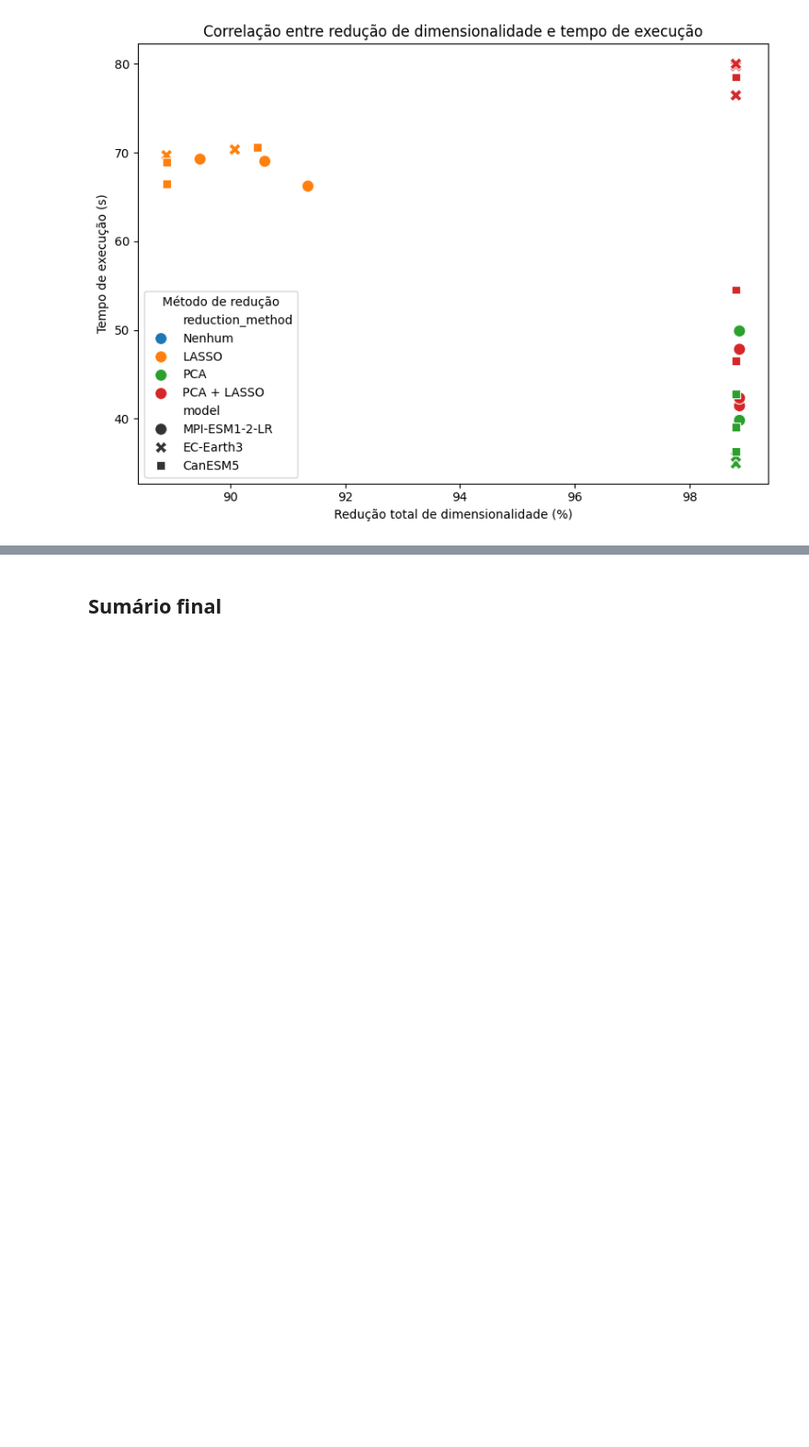
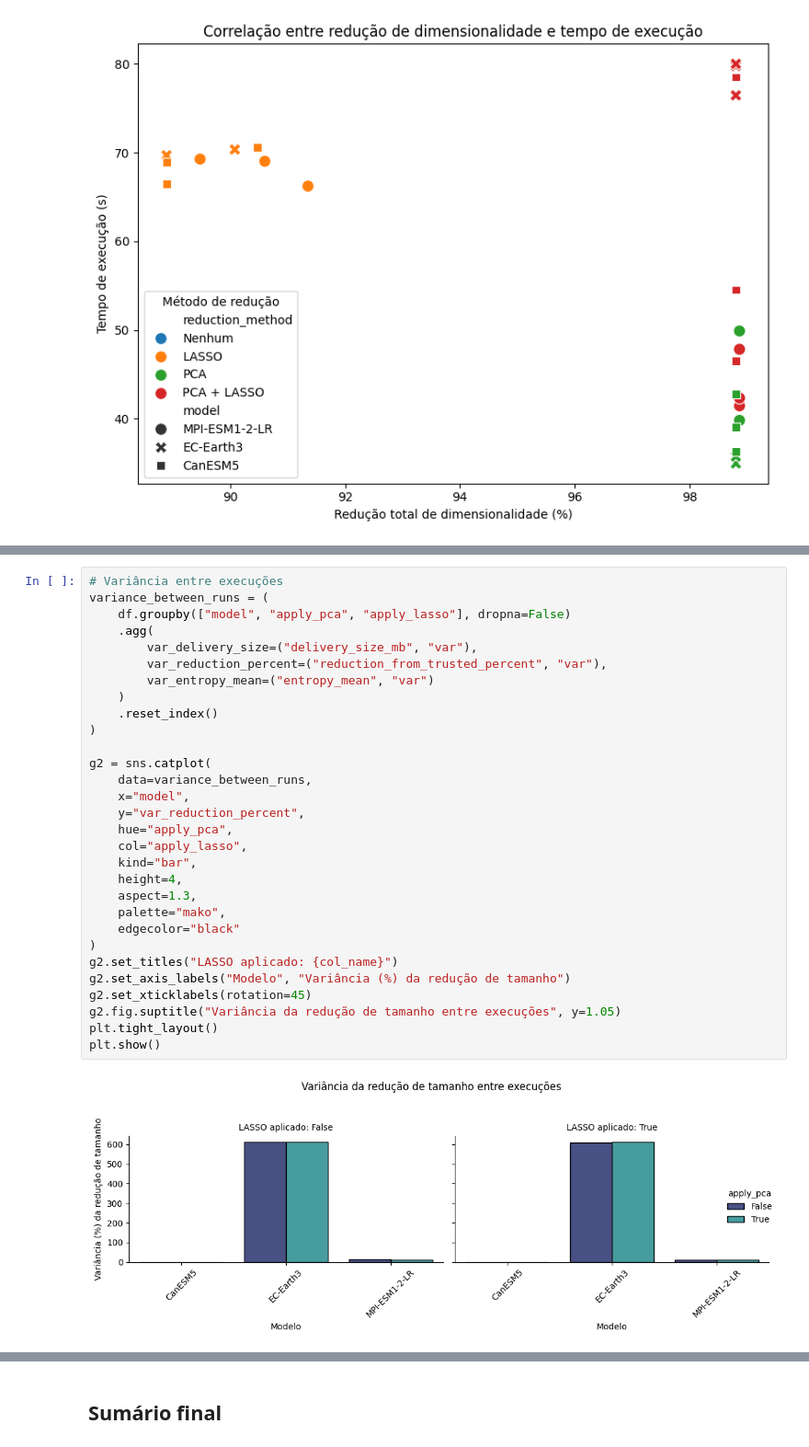
Before and after one commit to thais-oak/climate_data_processing, a Jupyter notebook: notebooks/delivery_tests.ipynb, the cells around one changed output, grey strips where cells are left out. Shown at 92% size. Saved outputs shown, nothing was run; the diff lists cells and outputs as text; blank space fills up the shorter version.

```diff
--- a/notebooks/delivery_tests.ipynb
+++ b/notebooks/delivery_tests.ipynb
@@ -1961,0 +2188,32 @@ plt.show()
+# %%
+# Variância entre execuções
+variance_between_runs = (
+    df.groupby(["model", "apply_pca", "apply_lasso"], dropna=False)
+    .agg(
+        var_delivery_size=("delivery_size_mb", "var"),
+        var_reduction_percent=("reduction_from_trusted_percent", "var"),
+        var_entropy_mean=("entropy_mean", "var")
+    )
+    .reset_index()
+)
+
+g2 = sns.catplot(
+    data=variance_between_runs,
+    x="model",
+    y="var_reduction_percent",
+    hue="apply_pca",
+    col="apply_lasso",
+    kind="bar",
+    height=4,
+    aspect=1.3,
+    palette="mako",
+    edgecolor="black"
+)
+g2.set_titles("LASSO aplicado: {col_name}")
+g2.set_axis_labels("Modelo", "Variância (%) da redução de tamanho")
+g2.set_xticklabels(rotation=45)
+g2.fig.suptitle("Variância da redução de tamanho entre execuções", y=1.05)
+plt.tight_layout()
+plt.show()
+# %% [output]
+[figure, added]
```
Also changed, not shown: parts of 19 cells of this notebook.
